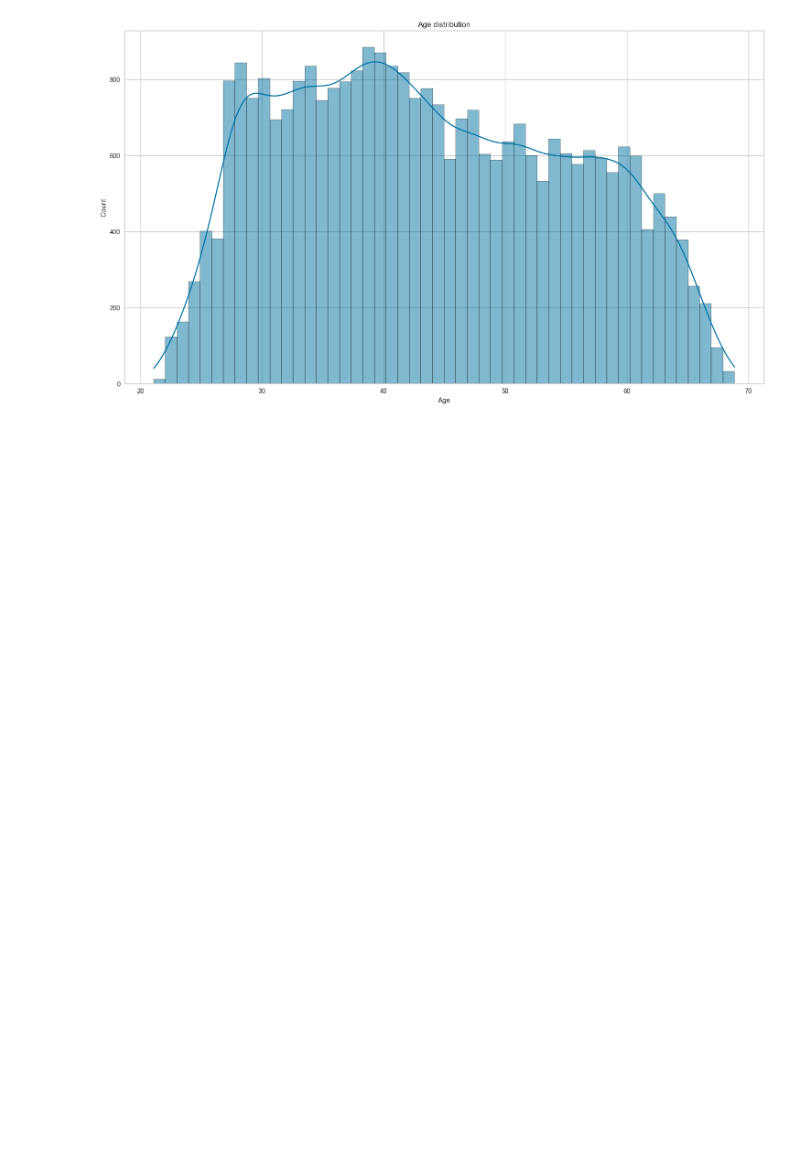
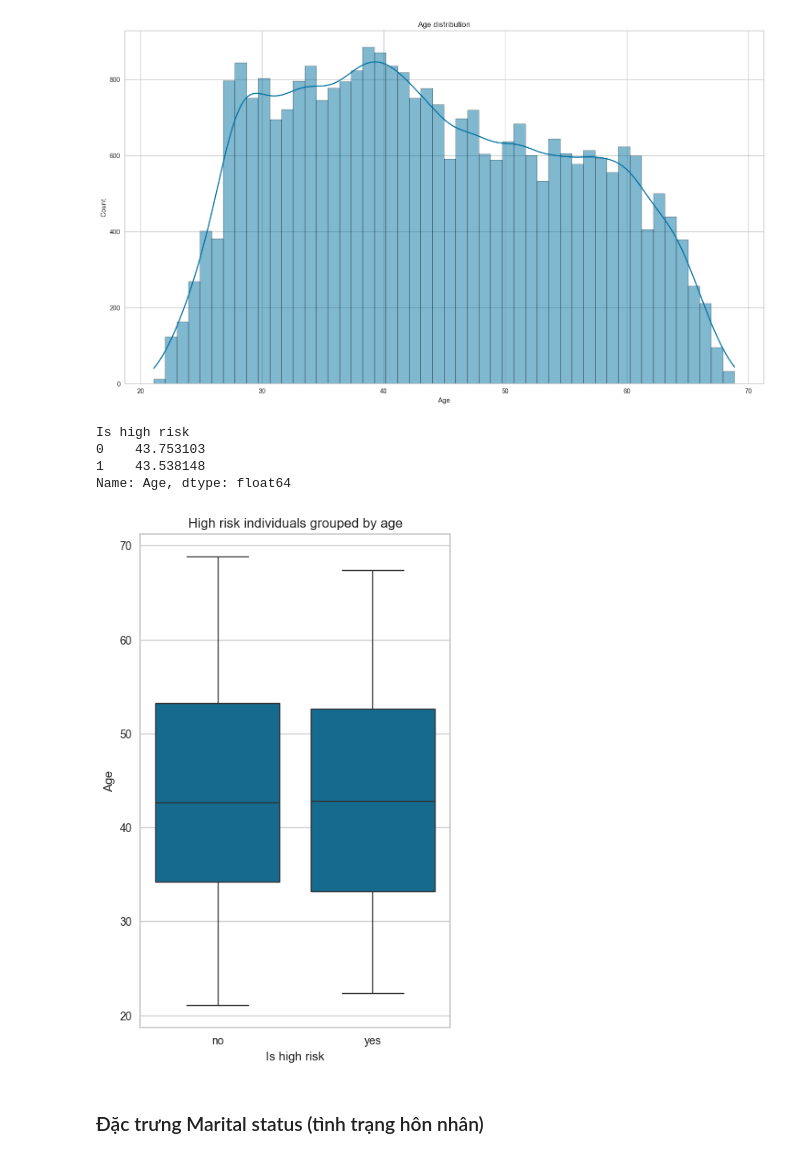
Before and after one commit to pisceskibo/CreditCardApprovalPrediction, a Jupyter notebook: CreditCard.ipynb, the cells around one changed output. Saved outputs shown, nothing was run; the diff lists cells and outputs as text; code cells hidden in the pictures; blank space fills up the shorter version.

```diff
--- a/CreditCard.ipynb
+++ b/CreditCard.ipynb
@@ -305,3 +306,14 @@ create_box_plot(cc_train_copy, 'Gender', cc_train_copy)
 create_hist_plot(cc_train_copy, 'Age', cc_train_copy)
 # %% [output]
 [figure]
+# %%
+# So sánh giữa hai đặc trưng Age và IsHighRisk (độ rủi ro dựa vào độ tuổi khách hàng)
+low_high_risk_box_plot(cc_train_copy, 'Age', cc_train_copy)
+# %% [output]
+Is high risk
+0    43.753103
+1    43.538148
+Name: Age, dtype: float64
+[figure, added]
+# %% [markdown]
+### Đặc trưng Marital status (tình trạng hôn nhân)
```
Also changed, not shown: parts of 74 cells of this notebook.
